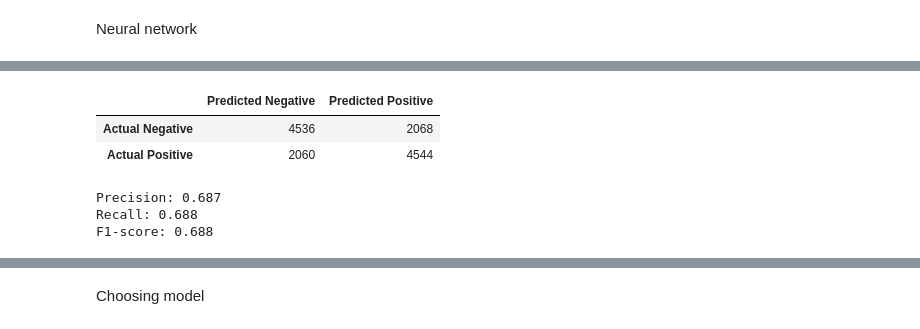
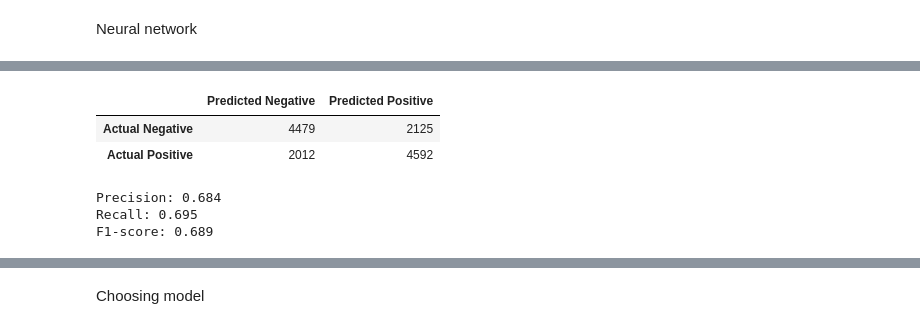
Before and after one commit to JakubWalczak1/tennis_project, a Jupyter notebook: jupyter_notebooks/02_model_development.ipynb, the cells around one changed output, grey strips where cells are left out. Cells and saved outputs as stored; diff of their text form; code cells hidden in the pictures.

```diff
--- a/jupyter_notebooks/02_model_development.ipynb
+++ b/jupyter_notebooks/02_model_development.ipynb
@@ -772,9 +794,10 @@ plt.show()
 Neural network
 # %%
 y_pred_proba_ann = best_model_ann.predict(X_test_ann)
+y_pred_proba_ann_train = best_model_ann.predict(X_train_ann)
 
 # Coverting probabilities to binary classes.
-y_pred = (y_pred_proba_ann > 0.506).astype(int)
+y_pred = (y_pred_proba_ann > 0.50).astype(int)
 
 # Confusion matrix
 cm = confusion_matrix(y_test, y_pred)
@@ -794,8 +818,8 @@ print(f'F1-score: {f1:.3f}')
 Confusion Matrix - Neural Network:
 |  | Predicted Negative | Predicted Positive |
-| Actual Negative | 4536 | 2068 |
-| Actual Positive | 2060 | 4544 |
+| Actual Negative | 4479 | 2125 |
+| Actual Positive | 2012 | 4592 |
-Precision: 0.687
-Recall: 0.688
-F1-score: 0.688
+Precision: 0.684
+Recall: 0.695
+F1-score: 0.689
 # %%
```
Also changed, not shown: parts of 9 cells of this notebook, 1 other file.
